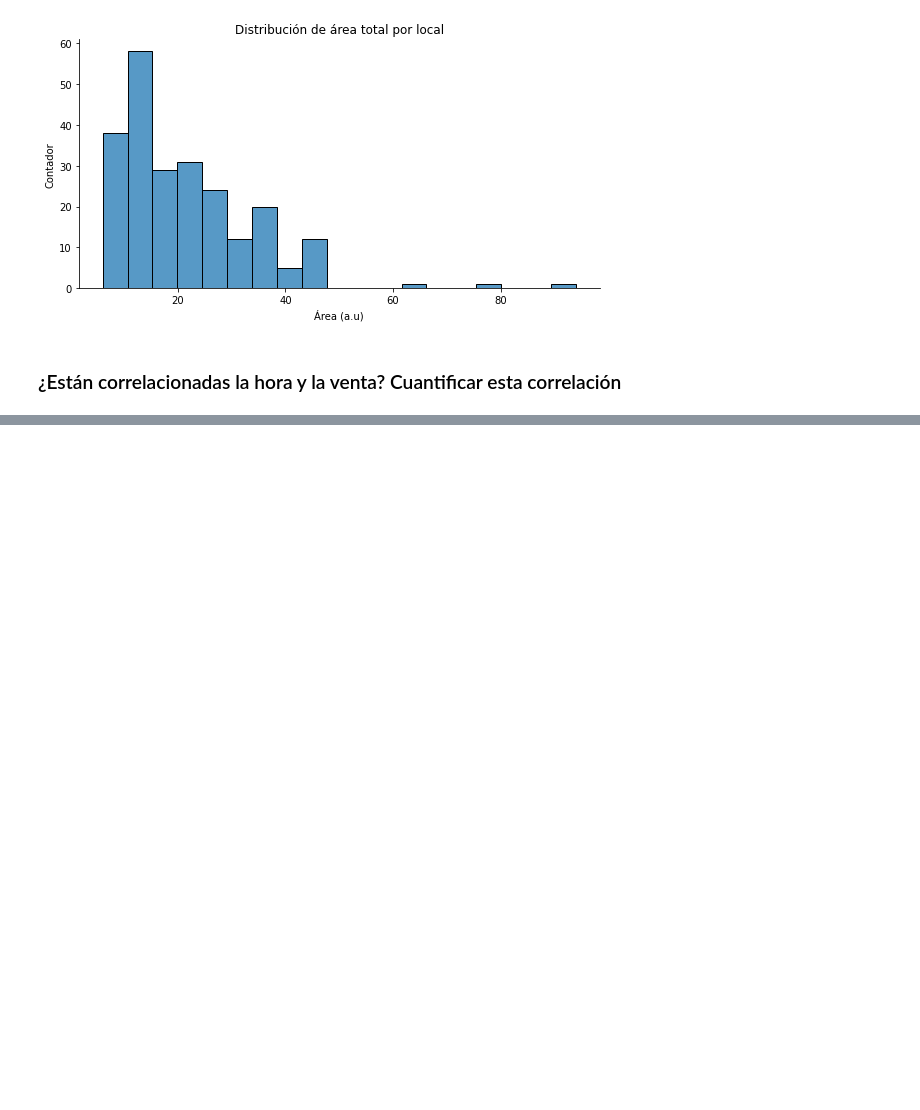
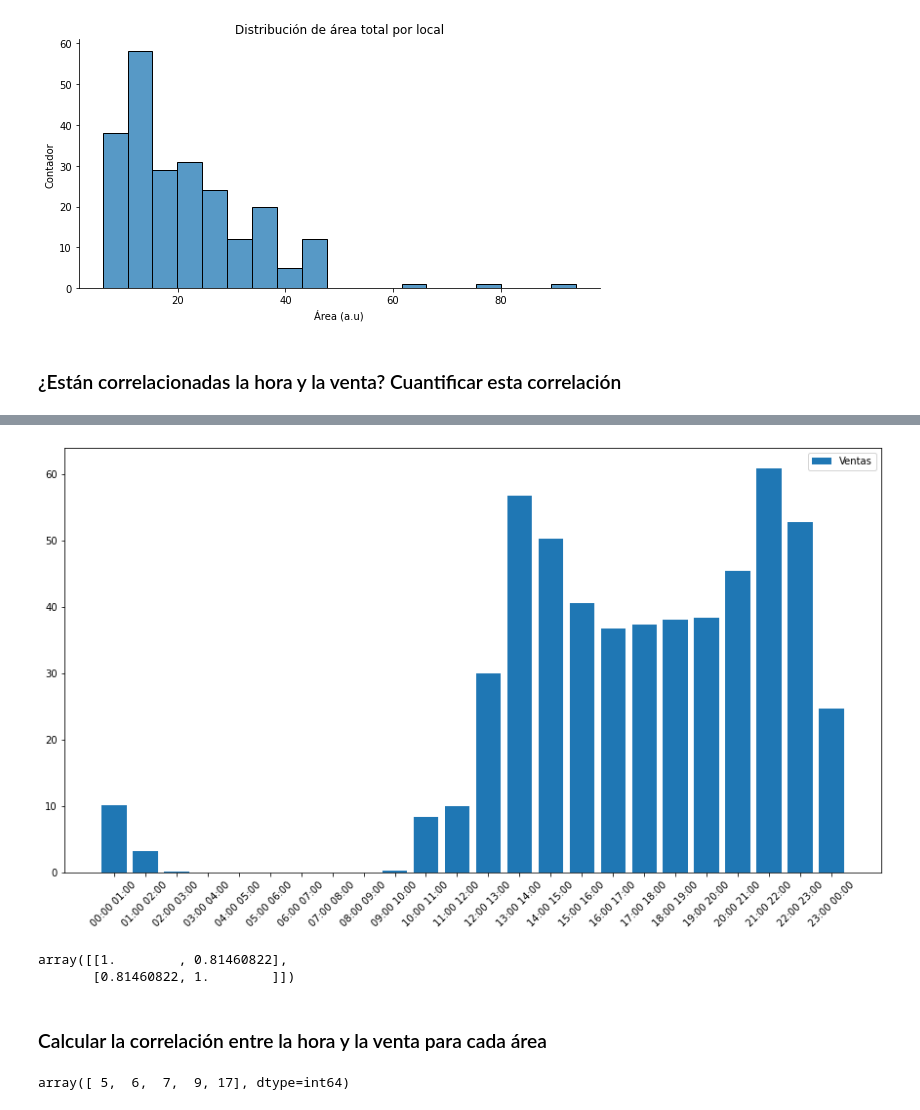
Before and after one commit to alexispacek/Krustyburgers, a Jupyter notebook: Krusty.ipynb, the cells around one changed output, grey strips where cells are left out. Drawn from its saved outputs; the diff is of its cells as text; code cells hidden in the pictures; blank space fills up the shorter version.

Commit message:
corr x hora x area

```diff
--- a/Krusty.ipynb
+++ b/Krusty.ipynb
@@ -12,4 +12,4 @@ import seaborn as sns
 from scipy import stats
 # %%
 #importo el data set de las ventas de krostyburgers
-df = pd.read_csv('Argetina-2019-anonimizado.csv')
+df = pd.read_csv('Argetina-2019-anonimizado.csv',parse_dates = True)
@@ -155,0 +174,5 @@ dff[dff.Mes==6]
+# %%
+x = np.sort(dff['Hora'].unique())
+total_ = []
+for i in x:
+    total_.append(dff.loc[dff['Hora'] == i, 'Ventas'].mean())
@@ -155,0 +195,19 @@ dff[dff.Mes==6]
+# %%
+plt.figure(figsize=(15,8))
+plt.bar(x,total_, label='Ventas')
+plt.xticks(rotation = 45);
+plt.legend();
+# %% [output]
+[figure, added]
+# %%
+np.corrcoef(np.linspace(0.5,23.5,24),total_)
+# %% [output]
+array([[1.        , 0.81460822],
+       [0.81460822, 1.        ]])
+# %% [markdown]
+### Calcular la correlación entre la hora y la venta para cada área
+# %%
+area85 = np.sort(df1['Area'].unique())
+area85
+# %% [output]
+array([ 5,  6,  7,  9, 17], dtype=int64)
```
Also changed, not shown: parts of 22 cells of this notebook.
